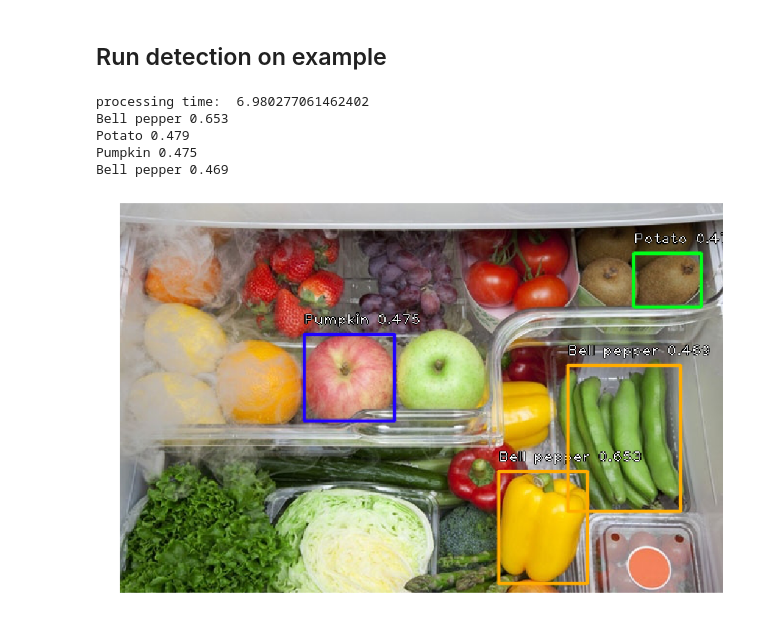
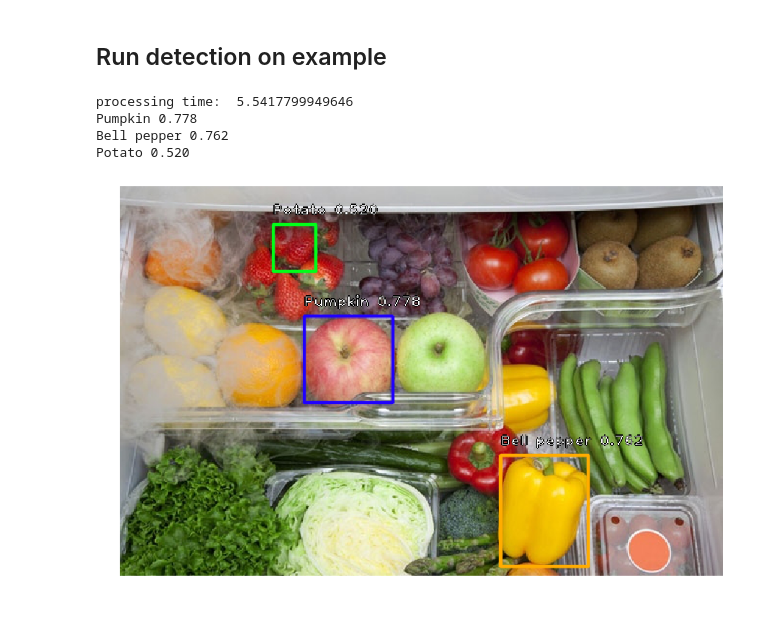
Before and after one commit to michio-k/dlb-2018_team4, a Jupyter notebook: notebooks/run_prediction.ipynb, the cells around one changed output. Saved outputs shown, nothing was run; the diff lists cells and outputs as text; code cells hidden in the pictures.

```diff
--- a/notebooks/run_prediction.ipynb
+++ b/notebooks/run_prediction.ipynb
@@ -43,8 +43,8 @@ Using TensorFlow backend.
 # %% [markdown]
 ## Load RetinaNet model
 # %%
-base_dir = '/Users/onouek/src/dlb-2018_team4/'
-model_path = os.path.join(base_dir, 'models', 'resnet50_csv_05_converted.h5')
+base_dir = '..'
+model_path = os.path.join(base_dir, 'models', 'resnet50_csv_06_converted.h5')
 model = models.load_model(model_path, backbone_name='resnet50')
 #model = models.convert_model(model)
 # %%
@@ -82,37 +82,36 @@ draw = cv2.cvtColor(draw, cv2.COLOR_BGR2RGB)
 # preprocess image for network
 image = preprocess_image(image)
 image, scale = resize_image(image)
 
 # process image
 start = time.time()
 boxes, scores, labels = model.predict_on_batch(np.expand_dims(image, axis=0))
 print("processing time: ", time.time() - start)
 
 # correct for image scale
 boxes /= scale
 
 # visualize detections
 for box, score, label in zip(boxes[0], scores[0], labels[0]):
     # scores are sorted so we can break
-    if score < 0.4:
+    if score < 0.5:
         break
 
     color = label_color(label)
 
     b = box.astype(int)
     draw_box(draw, b, color=color)
 
     caption = "{} {:.3f}".format(labels_to_names[str(label)], score)
     draw_caption(draw, b, caption)
     print(caption)
 plt.figure(figsize=(15, 15))
 plt.axis('off')
 plt.imshow(draw)
 plt.show()
 # %% [output]
-processing time:  6.980277061462402
-Bell pepper 0.653
-Potato 0.479
-Pumpkin 0.475
-Bell pepper 0.469
+processing time:  5.5417799949646
+Pumpkin 0.778
+Bell pepper 0.762
+Potato 0.520
-[figure, old version]
+[figure, new version]
```
